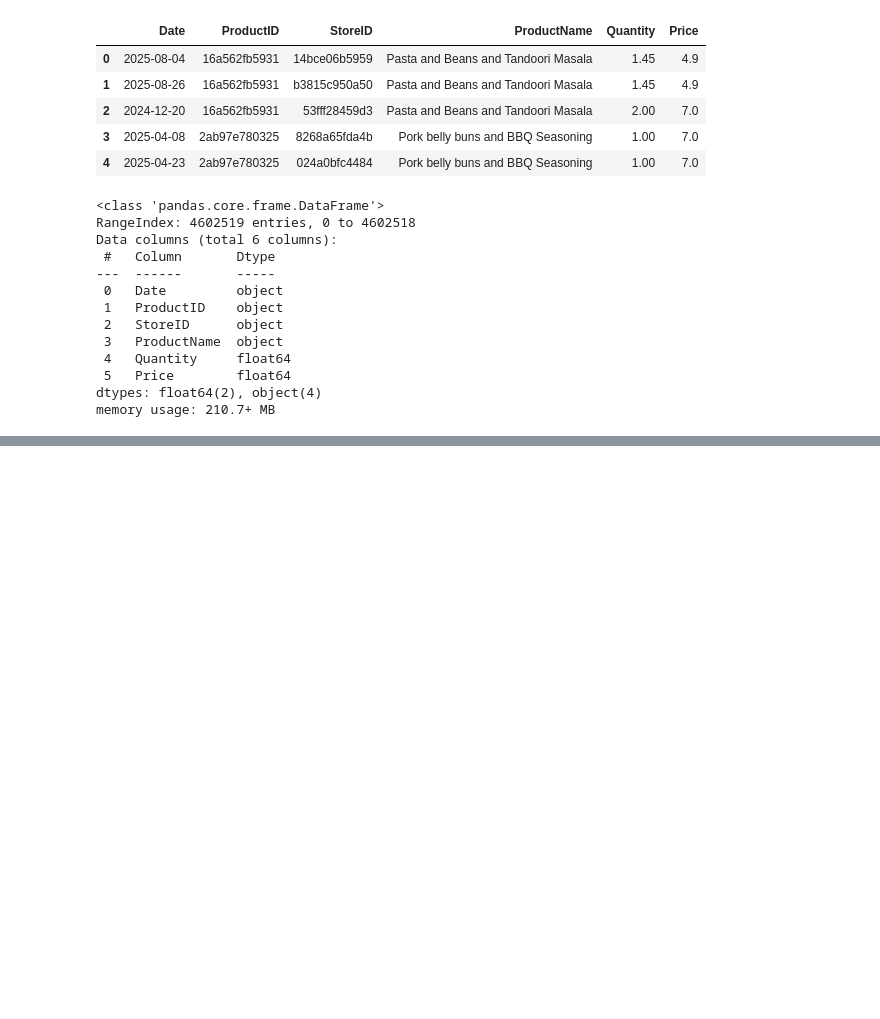
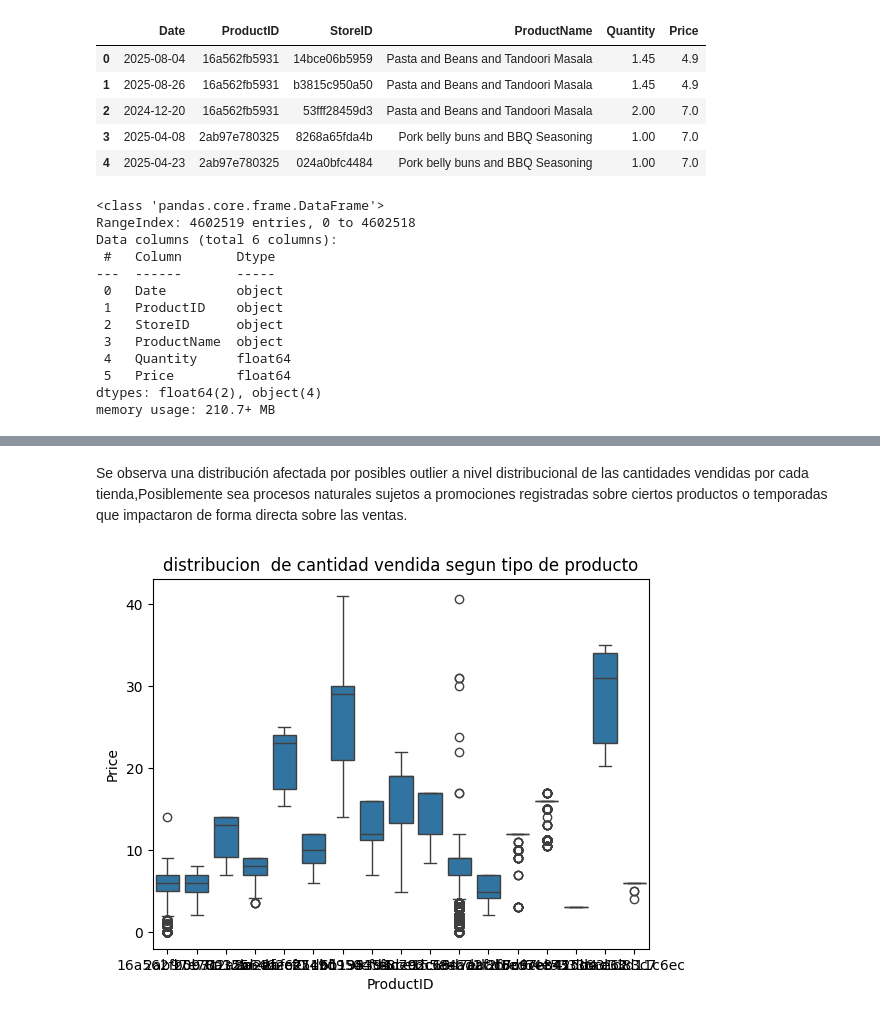
Before and after one commit to diosimar/demand_forcasting_and_promotions, a Jupyter notebook: notebooks/01_EDA.ipynb, the cells around one changed output, grey strips where cells are left out. Cells and saved outputs as stored; diff of their text form; code cells hidden in the pictures; blank space fills up the shorter version.

```diff
--- a/notebooks/01_EDA.ipynb
+++ b/notebooks/01_EDA.ipynb
@@ -31,0 +151,6 @@ memory usage: 210.7+ MB
+# %% [markdown]
+Se observa  una distribución  afectada por  posibles outlier a nivel distribucional  de las cantidades vendidas por cada tienda,Posiblemente  sea  procesos naturales sujetos  a  promociones  registradas  sobre  ciertos productos o temporadas  que impactaron de forma directa sobre  las ventas.
+# %%
+boxplot_per_classes(data, 'Price', 'ProductID' , 'distribucion  de cantidad vendida segun tipo de producto')
+# %% [output]
+[figure, added]
```
Also changed, not shown: parts of 30 cells of this notebook, 5 other files.
